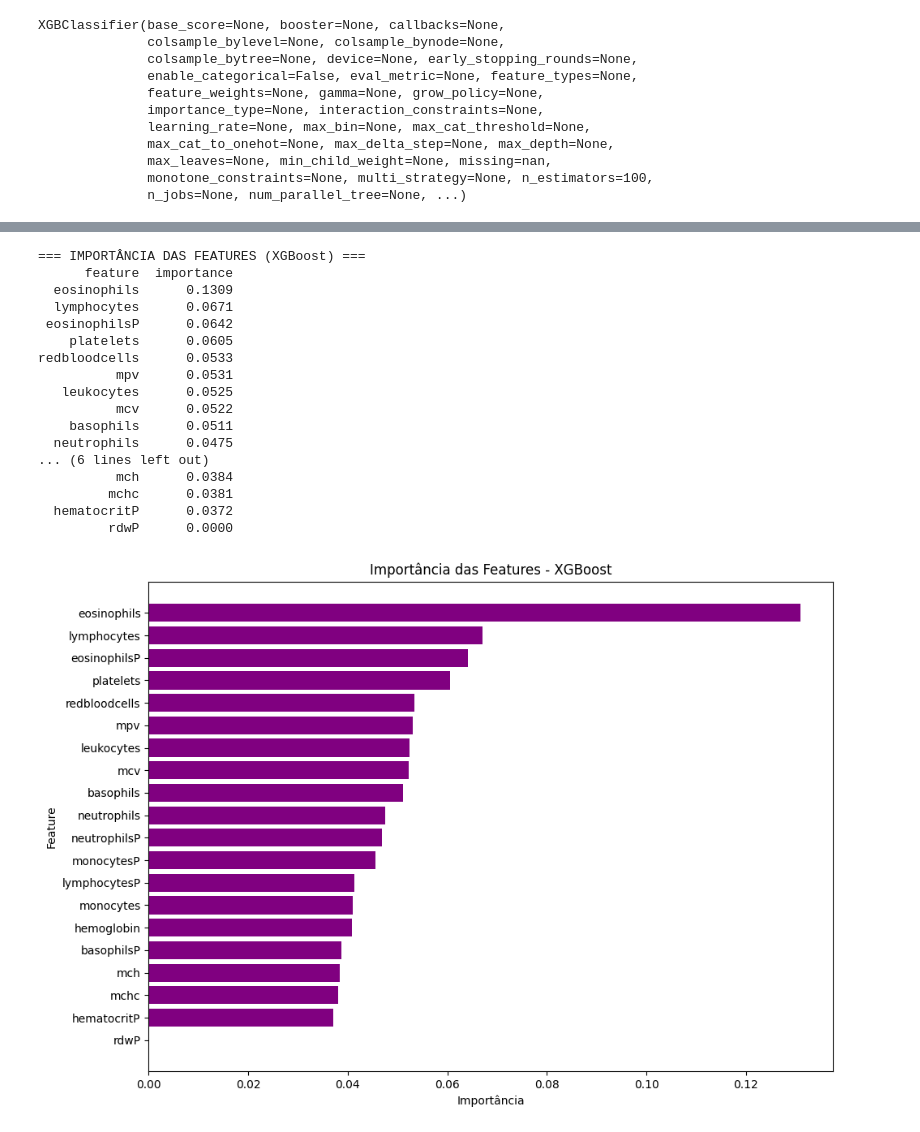
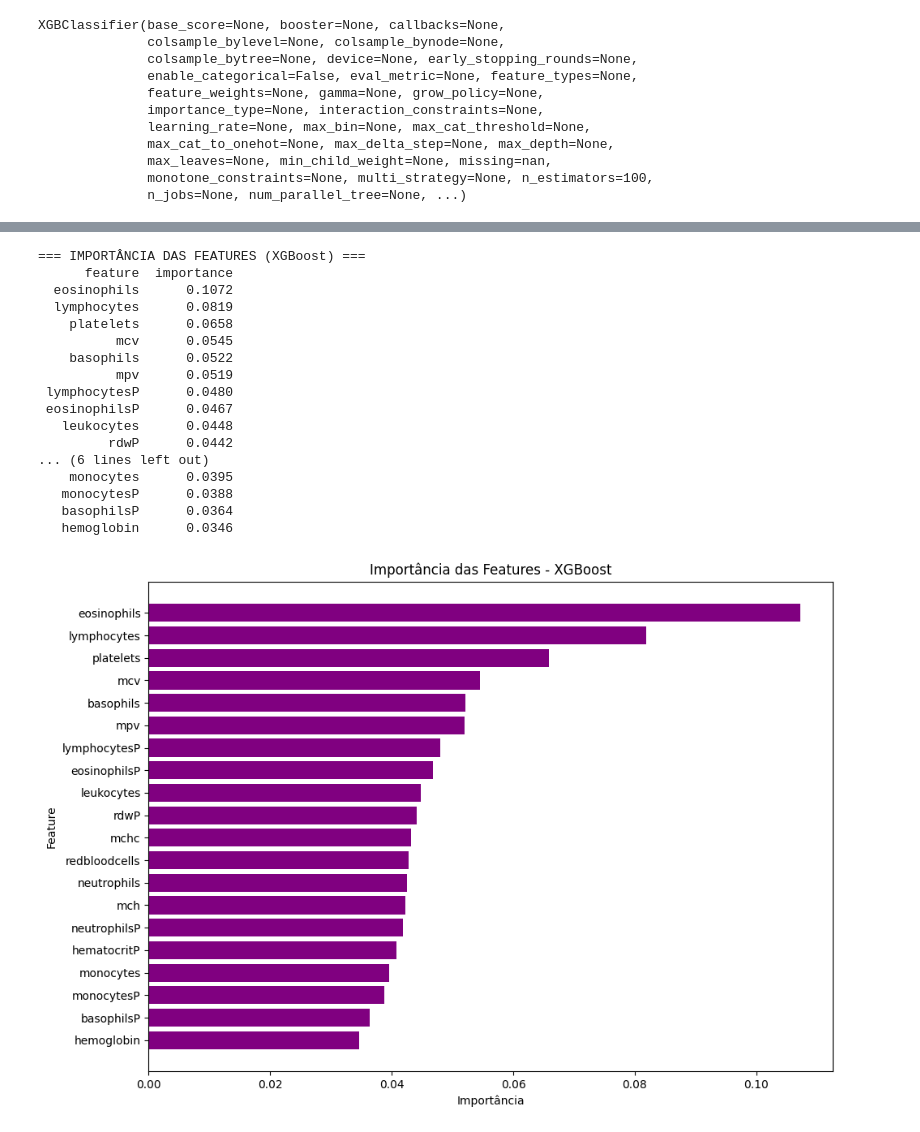
Before and after one commit to RenanCatini/cbc_covid19, a Jupyter notebook: notebooks/06_xgb.ipynb, the cells around one changed output, grey strips where cells are left out. Cells and saved outputs as stored; diff of their text form; code cells hidden in the pictures.

```diff
--- a/notebooks/06_xgb.ipynb
+++ b/notebooks/06_xgb.ipynb
@@ -6,8 +20,8 @@
 import pandas as pd
 caminho = '../'
 
-X_test = pd.read_csv(caminho + 'database/processed/splitted/X_test.csv')
-X_train = pd.read_csv(caminho + 'database/processed/splitted/X_train.csv')
-y_test = pd.read_csv(caminho + 'database/processed/splitted/y_test.csv')
-y_train = pd.read_csv(caminho + 'database/processed/splitted/y_train.csv')
+X_test_exp1 = pd.read_csv(caminho + 'database/processed/splitted/X_test.csv')
+X_train_exp1 = pd.read_csv(caminho + 'database/processed/splitted/X_train.csv')
+y_test_exp1 = pd.read_csv(caminho + 'database/processed/splitted/y_test.csv').squeeze()
+y_train_exp1 = pd.read_csv(caminho + 'database/processed/splitted/y_train.csv').squeeze()
 # %% [markdown]
@@ -15,8 +29,8 @@ y_train = pd.read_csv(caminho + 'database/processed/splitted/y_train.csv')
 # %%
 import xgboost as xgb
 
-xgboost = xgb.XGBClassifier(n_estimators=100, random_state=14)
-xgboost.fit(X_train, y_train)
+xgboost_exp1 = xgb.XGBClassifier(n_estimators=100, random_state=14)
+xgboost_exp1.fit(X_train_exp1, y_train_exp1)
 # %% [output]
 XGBClassifier(base_score=None, booster=None, callbacks=None,
               colsample_bylevel=None, colsample_bynode=None,
@@ -135,0 +64,5 @@ best_xgb.fit(X_train, y_train.values.ravel())
+# %%
+# Criar o experimento
+experimento_1 = XGBExperiment(X_train_exp1, y_train_exp1, 'xgb_otz_exp1', caminho)
+experimento_1.tune_and_fit(n_trials=50)
+best_xgb = experimento_1.best_model
@@ -142,40 +90,40 @@ fig.show()
 # %%
 import pandas as pd
 import matplotlib.pyplot as plt
 
 # Importância das features do XGBoost
 feature_importance = pd.DataFrame({
-    'feature': X_train.columns,
+    'feature': X_train_exp1.columns,
     'importance': best_xgb.feature_importances_
 }).sort_values('importance', ascending=False)
 
 print('=== IMPORTÂNCIA DAS FEATURES (XGBoost) ===')
 print(feature_importance.round(4).to_string(index=False))
 
 plt.figure(figsize=(10, max(6, 0.35 * len(feature_importance))))
 plt.barh(feature_importance['feature'], feature_importance['importance'], color='purple')
 plt.title('Importância das Features - XGBoost')
 plt.xlabel('Importância')
 plt.ylabel('Feature')
 plt.gca().invert_yaxis()
 plt.tight_layout()
 plt.show()
 # %% [output]
 === IMPORTÂNCIA DAS FEATURES (XGBoost) ===
       feature  importance
-  eosinophils      0.1309
-  lymphocytes      0.0671
- eosinophilsP      0.0642
-    platelets      0.0605
-redbloodcells      0.0533
-          mpv      0.0531
-   leukocytes      0.0525
-          mcv      0.0522
-    basophils      0.0511
-  neutrophils      0.0475
+  eosinophils      0.1072
+  lymphocytes      0.0819
+    platelets      0.0658
+          mcv      0.0545
+    basophils      0.0522
+          mpv      0.0519
+ lymphocytesP      0.0480
+ eosinophilsP      0.0467
+   leukocytes      0.0448
+         rdwP      0.0442
 ... (6 lines left out)
-          mch      0.0384
-         mchc      0.0381
-  hematocritP      0.0372
-         rdwP      0.0000
+    monocytes      0.0395
+   monocytesP      0.0388
+   basophilsP      0.0364
+   hemoglobin      0.0346
-[figure, old version]
+[figure, new version]
```
Also changed, not shown: parts of 15 cells of this notebook, 16 other files.
